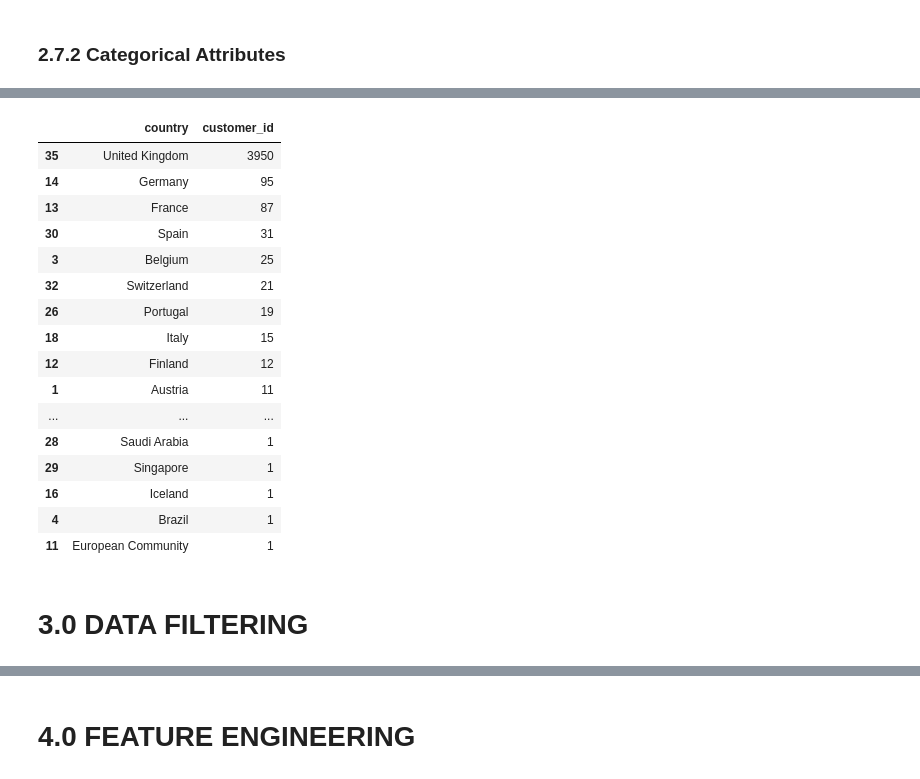
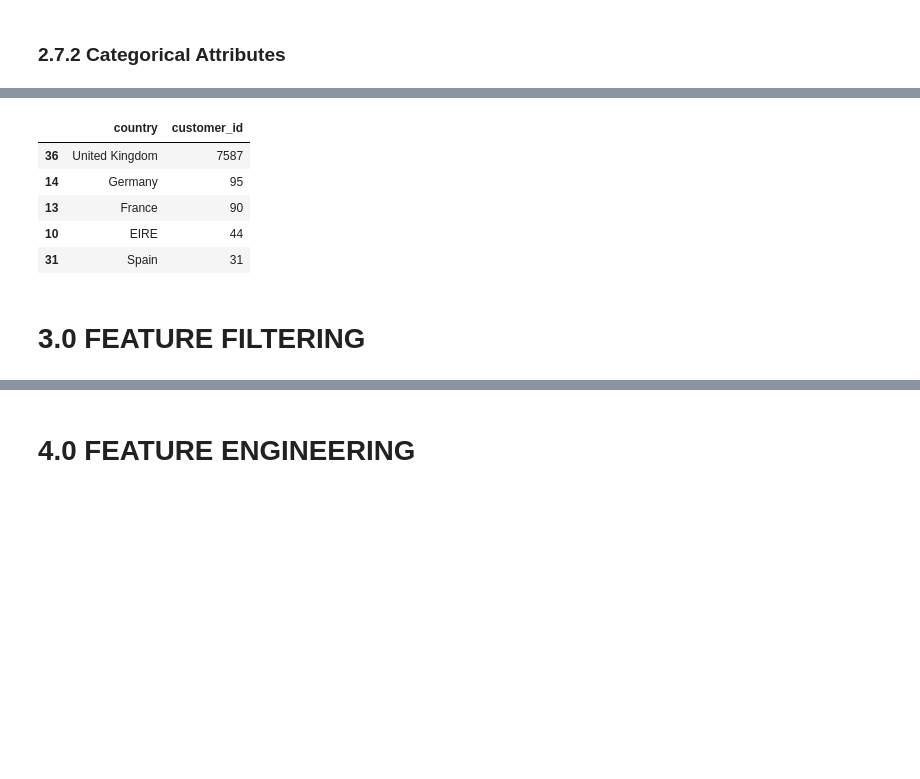
Before and after one commit to jocafneto/Insiders-Clustering, a Jupyter notebook: notebooks/v05-cluster.ipynb, the cells around one changed output, grey strips where cells are left out. Saved outputs shown, nothing was run; the diff lists cells and outputs as text; code cells hidden in the pictures; blank space fills up the shorter version.

```diff
--- a/notebooks/v05-cluster.ipynb
+++ b/notebooks/v05-cluster.ipynb
@@ -201,7 +201,3 @@ country              0
 dtype: int64
 # %% [markdown]
 ## 2.5 Replace NA
-# %%
-# remove na
-df2 = df2.dropna(subset=['description', 'customer_id'])
-print('Removed data: {:.2f}'.format( 1 - (df2.shape[0] / df1.shape[0] ) ) )
@@ -209,0 +204,4 @@ Removed data: 0.25
+# %%
+df_missing = df2.loc[df2['customer_id'].isna(), :]
+df_not_missing = df2.loc[~df2['customer_id'].isna(), :]
+df_missing.head()
@@ -209,0 +215,14 @@ Removed data: 0.25
+# %%
+# creating reference
+df_backup = pd.DataFrame( df_missing['invoice_no'].drop_duplicates() )
+df_backup['customer_id'] = np.arange( 30000, 30000+len( df_backup ), 1 )
+
+# merge to dataframe
+df2 = pd.merge(df2, df_backup, on='invoice_no', how='left')
+
+# coalesce
+df2['customer_id'] = df2['customer_id_x'].combine_first( df2['customer_id_y'] )
+df2.head()
+
+# drop extra columns
+df2 = df2.drop( columns=['customer_id_x', 'customer_id_y'], axis=1 )
@@ -349,26 +362,15 @@ Saudi Arabia            0.000025
 Name: country, dtype: float64
 # %%
-df2[['customer_id','country']].drop_duplicates().groupby('country').count().reset_index().sort_values('customer_id', ascending=False)
+df2[['customer_id','country']].drop_duplicates().groupby('country').count().reset_index().sort_values('customer_id', ascending=False).head()
 # %% [output]
 |  | country | customer_id |
-| 35 | United Kingdom | 3950 |
+| 36 | United Kingdom | 7587 |
 | 14 | Germany | 95 |
-| 13 | France | 87 |
-| 30 | Spain | 31 |
-| 3 | Belgium | 25 |
-| 32 | Switzerland | 21 |
-| 26 | Portugal | 19 |
-| 18 | Italy | 15 |
-| 12 | Finland | 12 |
-| 1 | Austria | 11 |
-| ... | ... | ... |
-| 28 | Saudi Arabia | 1 |
-| 29 | Singapore | 1 |
-| 16 | Iceland | 1 |
-| 4 | Brazil | 1 |
-| 11 | European Community | 1 |
+| 13 | France | 90 |
+| 10 | EIRE | 44 |
+| 31 | Spain | 31 |
 # %% [markdown]
-# 3.0 DATA FILTERING
+# 3.0 FEATURE FILTERING
 # %%
 df3 = df2.copy()
 # %%
```
Also changed, not shown: parts of 39 cells of this notebook.
